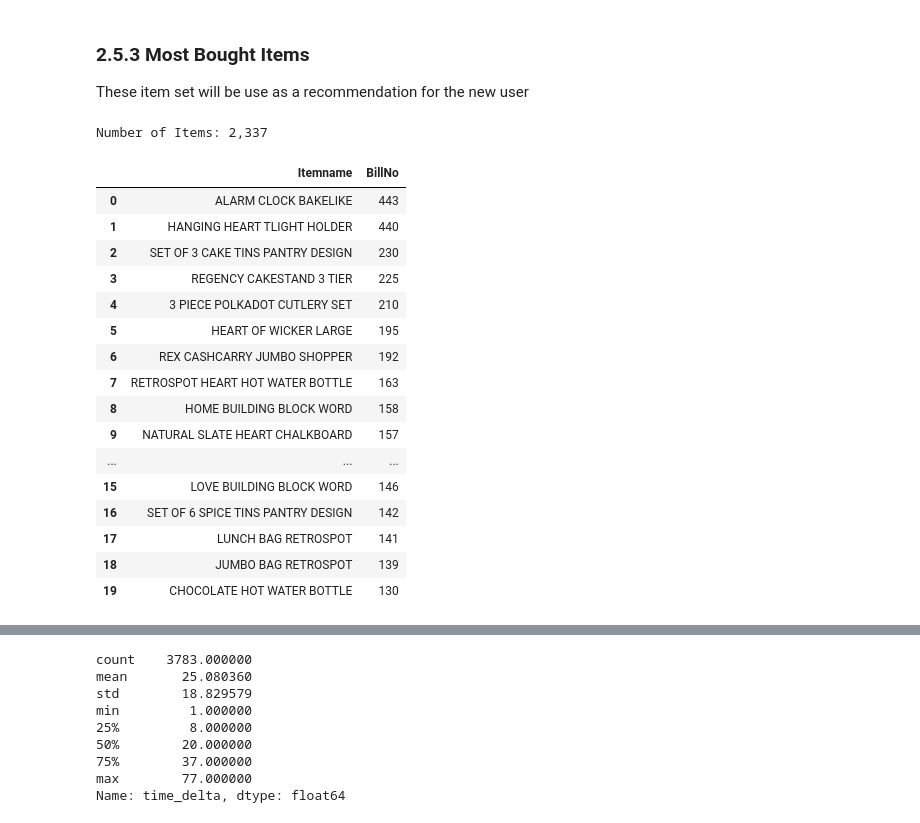
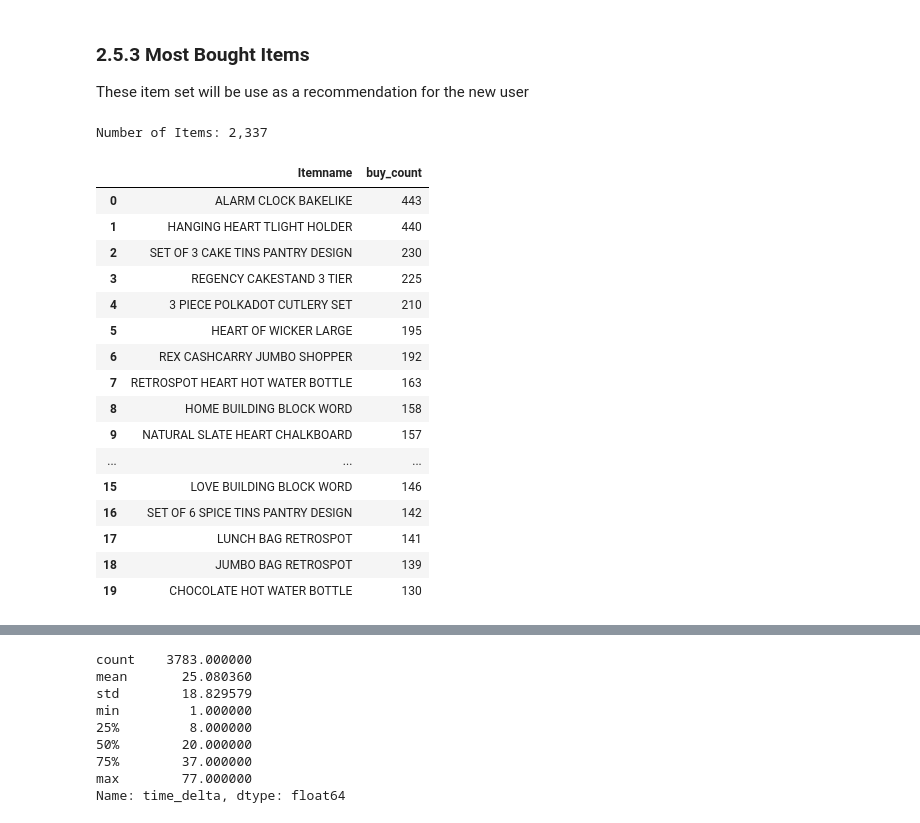
Before and after one commit to robinviltoriano/MBD_Assignment_2, a Jupyter notebook: a1900159.ipynb, the cells around one changed output, grey strips where cells are left out. Cells and saved outputs as stored; diff of their text form; code cells hidden in the pictures.

```diff
--- a/a1900159.ipynb
+++ b/a1900159.ipynb
@@ -381,12 +381,13 @@ Number of items in test but not in train: 107
 These item set will be use as a recommendation for the new user
 # %%
 item_dist_df = df_train.groupby('Itemname').agg({'BillNo':'count'}).sort_values('BillNo', ascending= False)
+item_dist_df.rename(columns={'BillNo':'buy_count'}, inplace=True)
 top_20_popular_items = item_dist_df.reset_index()[['Itemname']].head(20)
 print(f'Number of Items: {item_dist_df.shape[0]:,.0f}')
 display(item_dist_df.head(20).reset_index())
 # %% [output]
 Number of Items: 2,337
-|  | Itemname | BillNo |
+|  | Itemname | buy_count |
 | 0 | ALARM CLOCK BAKELIKE | 443 |
 | 1 | HANGING HEART TLIGHT HOLDER | 440 |
 | 2 | SET OF 3 CAKE TINS PANTRY DESIGN | 230 |
```
Also changed, not shown: parts of 10 cells of this notebook.
